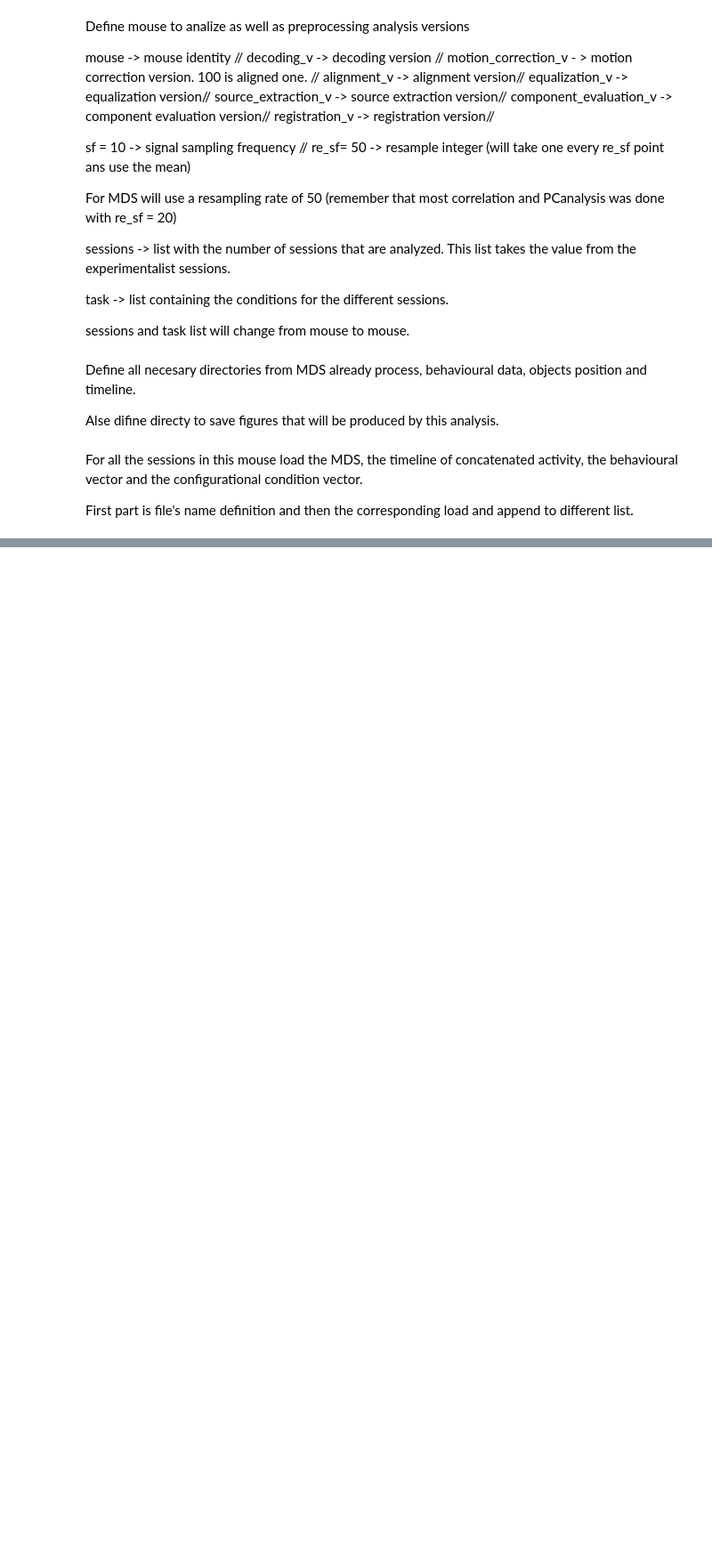
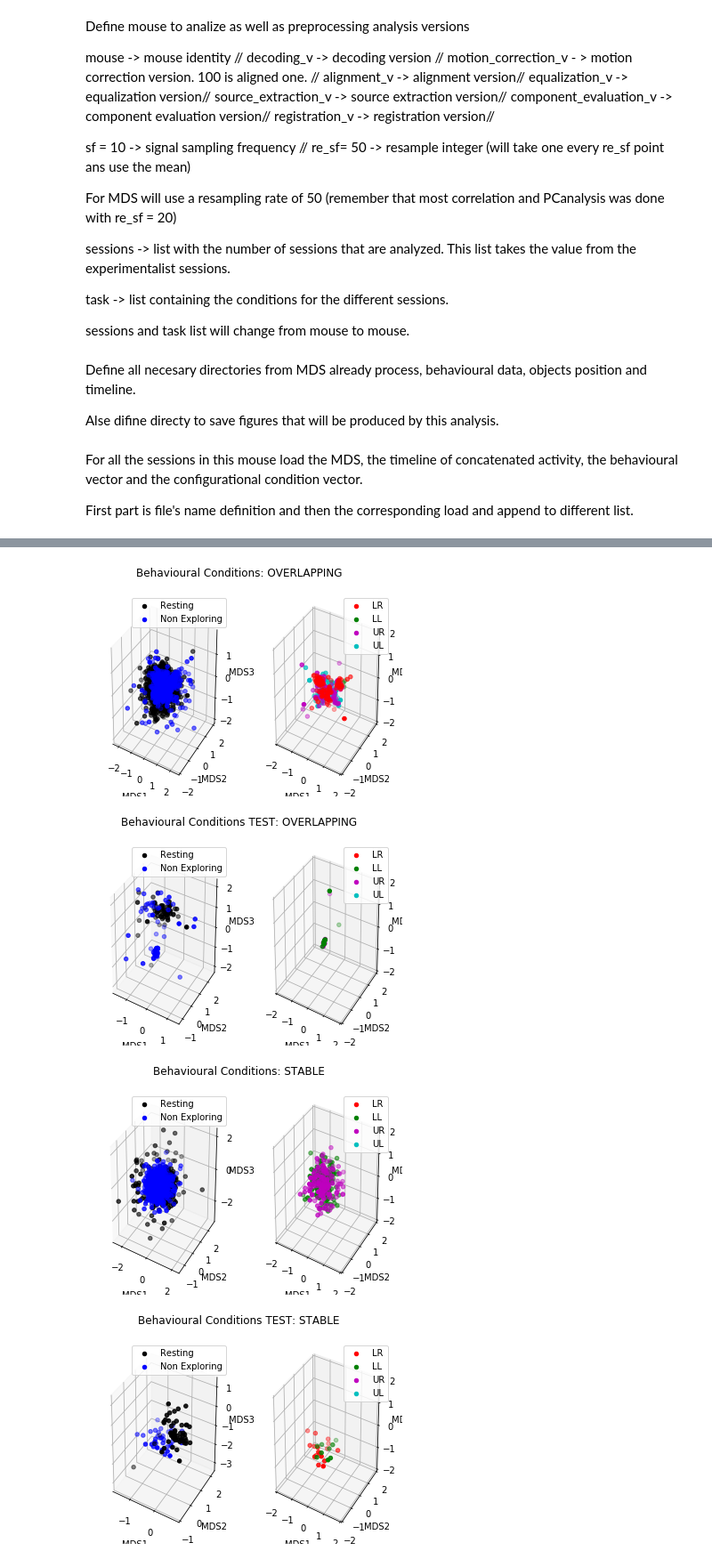
Before and after one commit to melisamc89/neural_analysys, a Jupyter notebook: src/multidimensionalscaling.ipynb, the cells around one changed output, grey strips where cells are left out. Shown at 89% size. Drawn from its saved outputs; the diff is of its cells as text; code cells hidden in the pictures; blank space fills up the shorter version.

```diff
--- a/src/multidimensionalscaling.ipynb
+++ b/src/multidimensionalscaling.ipynb
@@ -159,5 +153,10 @@ Now, we look for differences in this 3D representations between different behavi
 # %%
 ###separate conditions with behavioural conditions
-figure_mds_behaviour =  figures_path + 'msd_mouse_'+f'{mouse}' +'_binsize_'+f'{re_sf}'+'_'
+figure_mds_behaviour =  figures_path + 'mds_behaviour_mouse_'+f'{mouse}' +'_binsize_'+f'{re_sf}'+'_'
 figs.plot_MDS_multisession_behaviour(neural_activity_msd = neural_activity_msd , resample_timeline= resample_timeline,
                                     resample_beh=resample_beh, task = task,  save_path = figure_mds_behaviour)
+# %% [output]
+[figure, added]
+[figure, added]
+[figure, added]
+[figure, added]
```
Also changed, not shown: parts of 11 cells of this notebook, 14 other files.
